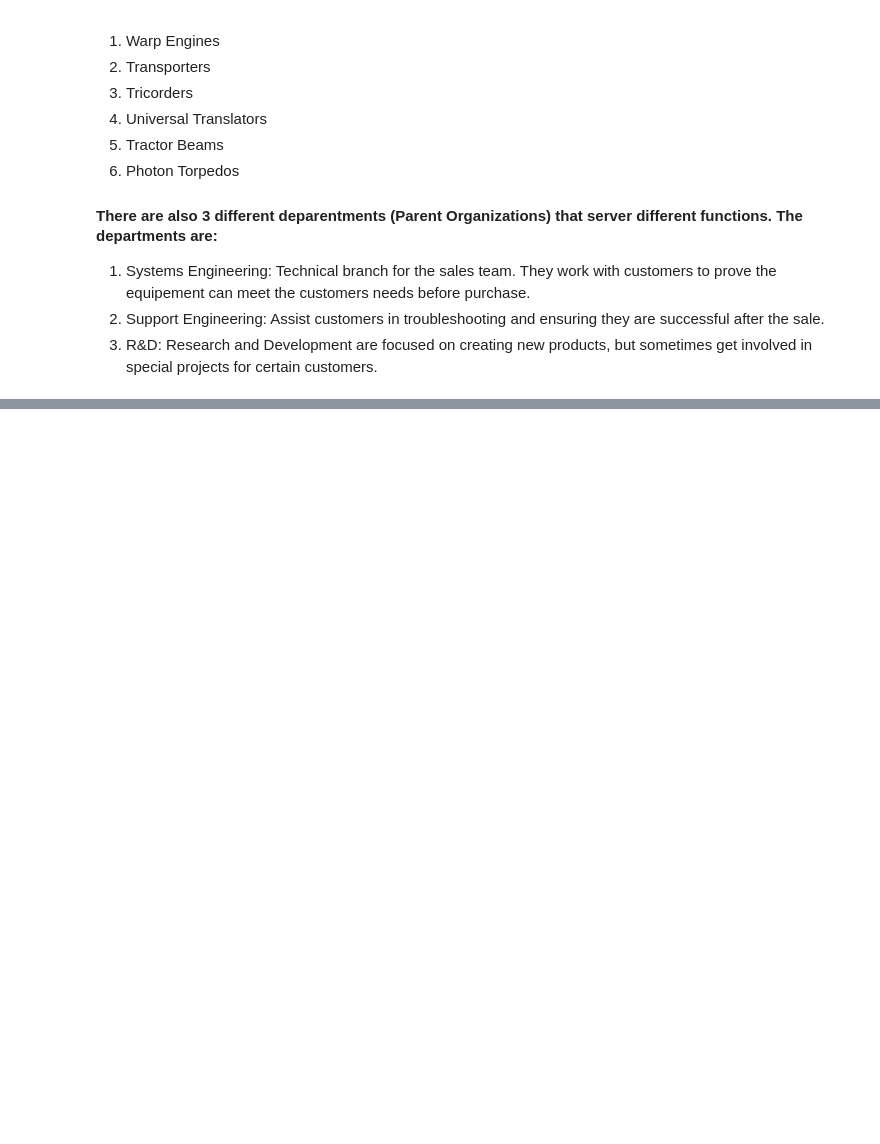
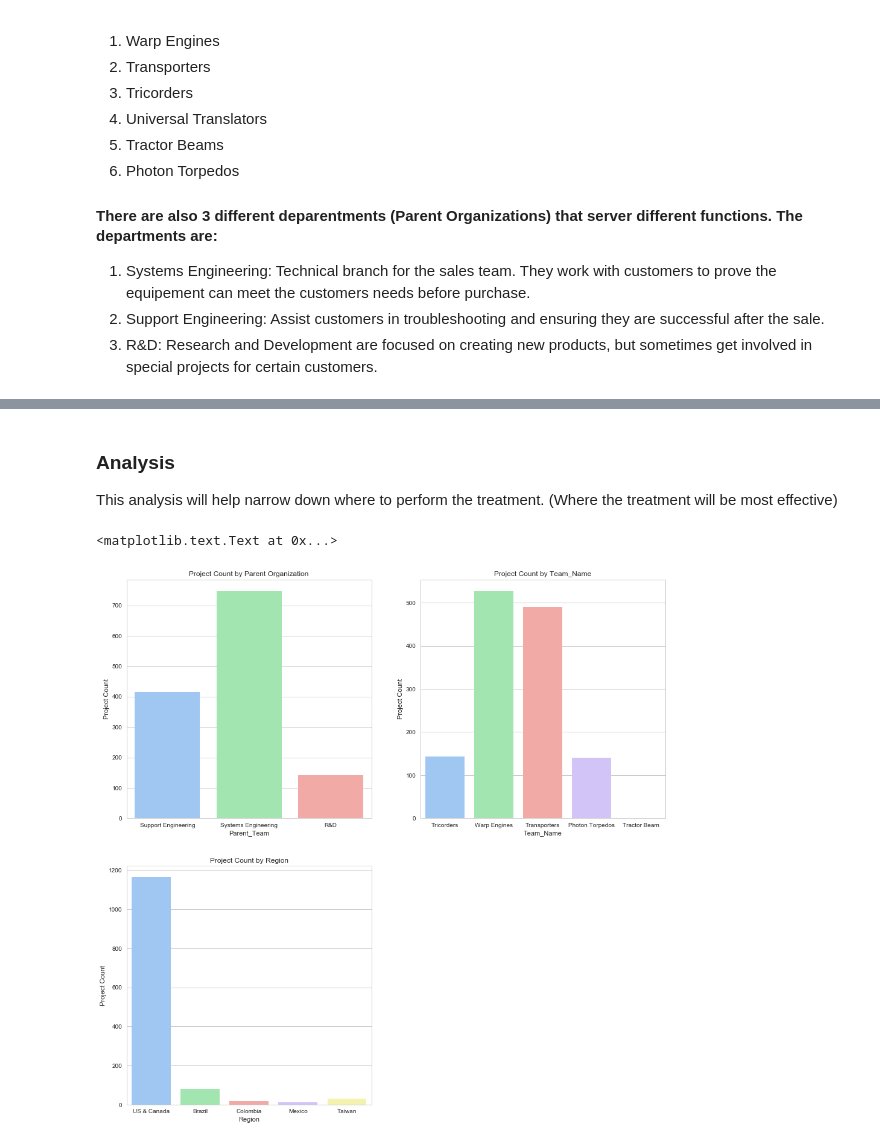
Before and after one commit to madderle/Data-Science-Bootcamp, a Jupyter notebook: Unit 1/Capstone/Project Estimate Improvements.ipynb, the cells around one changed output, grey strips where cells are left out. Cells and saved outputs as stored; diff of their text form; code cells hidden in the pictures; blank space fills up the shorter version.

Commit message:
Added analysis and visualizations
- added a lot of visualizations worked on all day.

```diff
--- a/Unit 1/Capstone/Project Estimate Improvements.ipynb
+++ b/Unit 1/Capstone/Project Estimate Improvements.ipynb
@@ -100,3 +108,25 @@ def effort_bucket(effort):
 data['Days Bucket'] = data['Days_between_estimate'].apply(lambda x: days_bucket(x))
 data['Estimate Effort Bucket'] = data['Effort_over_Estimate'].apply(lambda x: estimate_effort_bucket(x))
 data['Effort Bucket'] = data['EstimatedEffort'].apply(lambda x: effort_bucket(x))
+# %% [markdown]
+### Analysis
+
+This analysis will help narrow down where to perform the treatment. (Where the treatment will be most effective)
+# %%
+#Plot showing the project count
+plt.figure(figsize=(16,16))
+plt.subplot(2, 2, 1)
+sns.countplot(x="Parent_Team",data=data, palette="pastel")
+plt.ylabel("Project Count")
+plt.title('Project Count by Parent Organization')
+plt.subplot(2, 2, 2)
+sns.countplot(x="Team_Name",data=data, palette="pastel")
+plt.ylabel("Project Count")
+plt.title('Project Count by Team_Name')
+plt.subplot(2, 2, 3)
+sns.countplot(x="Region",data=data, palette="pastel")
+plt.ylabel("Project Count")
+plt.title('Project Count by Region')
+# %% [output]
+<matplotlib.text.Text at 0x...>
+[figure, added]
```
Also changed, not shown: parts of 19 cells of this notebook.
